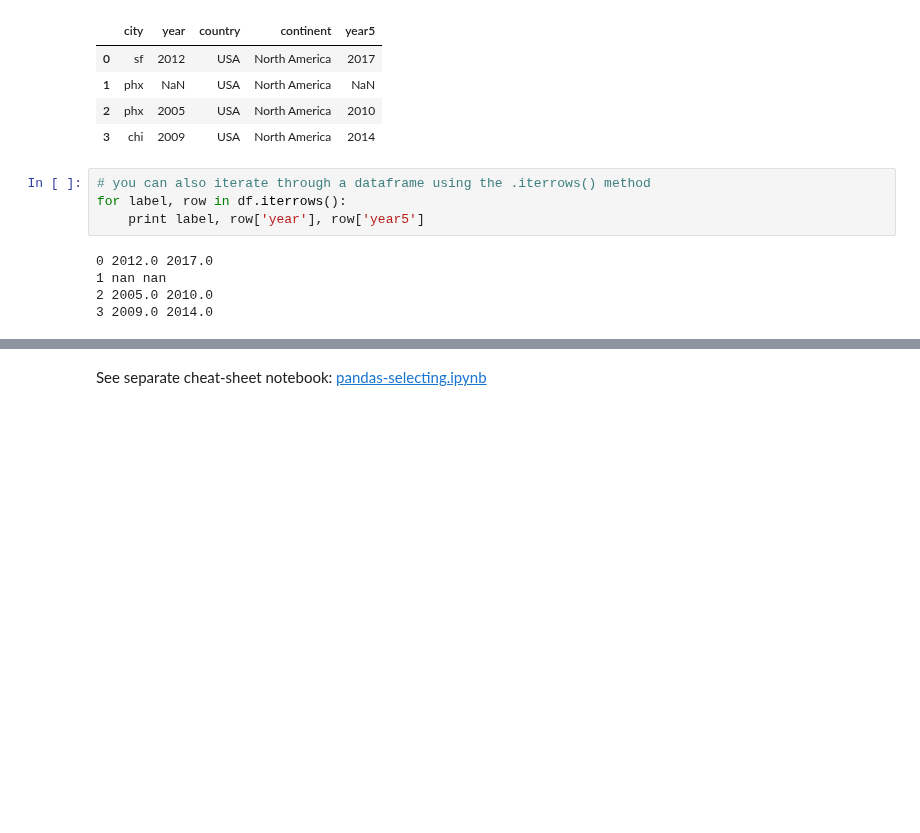
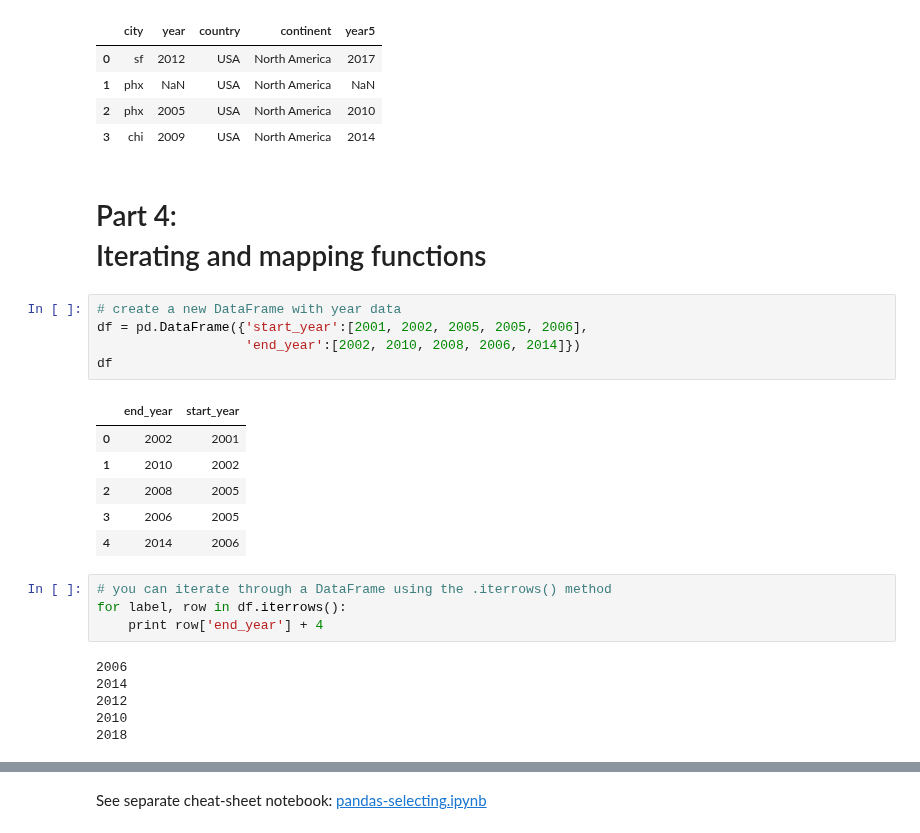
Before and after one commit to gboeing/data-visualization, a Jupyter notebook: pandas-basics.ipynb, the cells around one changed output, grey strips where cells are left out. Drawn from its saved outputs; the diff is of its cells as text; blank space fills up the shorter version.

```diff
--- a/pandas-basics.ipynb
+++ b/pandas-basics.ipynb
@@ -348,12 +347,27 @@ df
 | 1 | phx | NaN | USA | North America | NaN |
 | 2 | phx | 2005 | USA | North America | 2010 |
 | 3 | chi | 2009 | USA | North America | 2014 |
+# %% [markdown]
+# Part 4: <br /> Iterating and mapping functions
+# %%
+# create a new DataFrame with year data
+df = pd.DataFrame({'start_year':[2001, 2002, 2005, 2005, 2006],
+                   'end_year':[2002, 2010, 2008, 2006, 2014]})
+df
+# %% [output]
+|  | end_year | start_year |
+| 0 | 2002 | 2001 |
+| 1 | 2010 | 2002 |
+| 2 | 2008 | 2005 |
+| 3 | 2006 | 2005 |
+| 4 | 2014 | 2006 |
 # %%
-# you can also iterate through a dataframe using the .iterrows() method
+# you can iterate through a DataFrame using the .iterrows() method
 for label, row in df.iterrows():
-    print label, row['year'], row['year5']
+    print row['end_year'] + 4
 # %% [output]
-0 2012.0 2017.0
-1 nan nan
-2 2005.0 2010.0
-3 2009.0 2014.0
+2006
+2014
+2012
+2010
+2018
```
Also changed, not shown: parts of 9 cells of this notebook.
